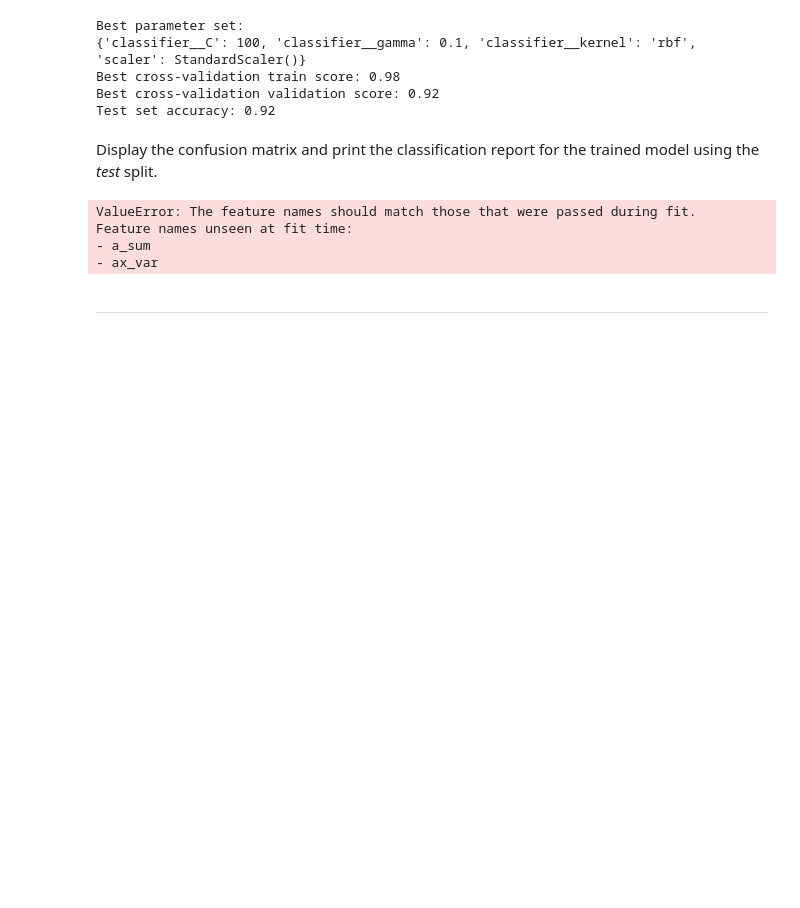
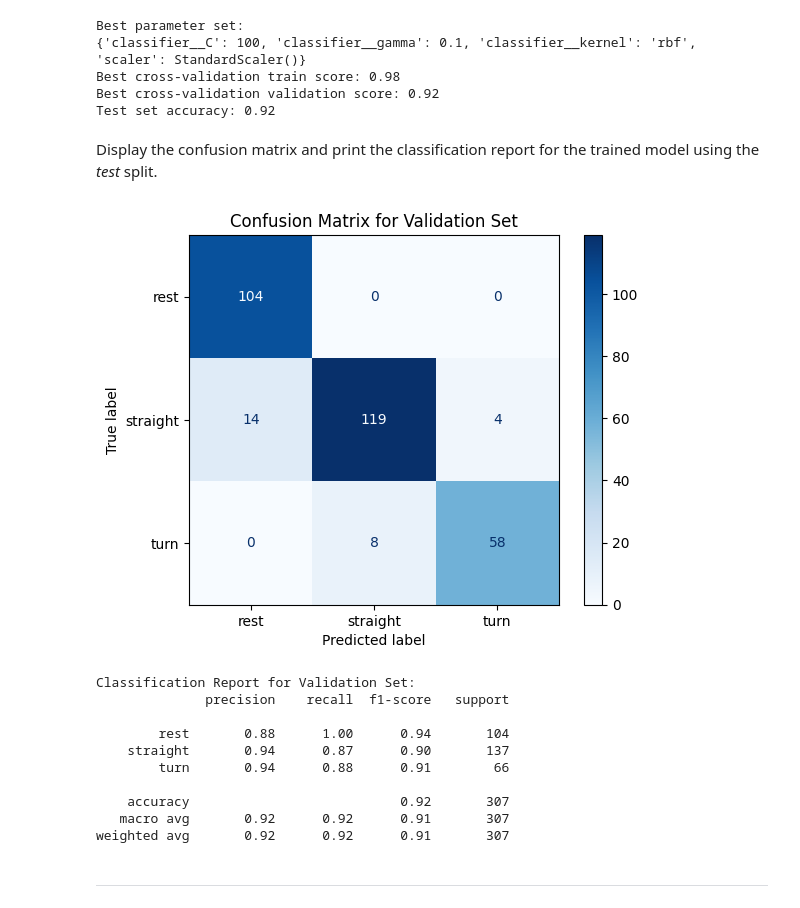
Before and after one commit to dhruvvyas0725/engg680_2024_fall, a Jupyter notebook: Lab Assignment 4/Assignment_4.ipynb, the cells around one changed output. Cells and saved outputs as stored; diff of their text form; code cells hidden in the pictures; blank space fills up the shorter version.

```diff
--- a/Lab Assignment 4/Assignment_4.ipynb
+++ b/Lab Assignment 4/Assignment_4.ipynb
@@ -903,28 +907,33 @@ Test set accuracy: 0.92
 Display the confusion matrix and print the classification report for the trained model using the *test* split.
 # %%
 import matplotlib.pyplot as plt
-from sklearn.metrics import confusion_matrix, classification_report, ConfusionMatrixDisplay
+from sklearn.metrics import confusion_matrix, ConfusionMatrixDisplay, classification_report
 
-# Predictions for the test set
-y_pred_test = best_model.predict(X_test)
+# Generate predictions on the validation set
+y_val_pred = best_model.predict(X_val)
 
-# Compute confusion matrix for the test set
-cm_test = confusion_matrix(y_test, y_pred_test)
-
-# Display confusion matrix for the test set
-disp_test = ConfusionMatrixDisplay(confusion_matrix=cm_test, display_labels=best_model.classes_)
-disp_test.plot(cmap=plt.cm.Blues)
-plt.title("Confusion Matrix for Test Set")
+# Compute and display the confusion matrix
+cm_val = confusion_matrix(y_val, y_val_pred)
+disp_val = ConfusionMatrixDisplay(confusion_matrix=cm_val, display_labels=best_model.classes_)
+disp_val.plot(cmap=plt.cm.Blues)
+plt.title("Confusion Matrix for Validation Set")
 plt.show()
 
-# Print classification report for the test set
-print("Classification Report for Test Set:")
-print(classification_report(y_test, y_pred_test, zero_division=0))
+# Print classification report for the validation set
+print("Classification Report for Validation Set:")
+print(classification_report(y_val, y_val_pred, zero_division=0))
 # %% [output]
+[figure, added]
-ValueError: The feature names should match those that were passed during fit.
-Feature names unseen at fit time:
-- a_sum
-- ax_var
+Classification Report for Validation Set:
+              precision    recall  f1-score   support
+
+        rest       0.88      1.00      0.94       104
+    straight       0.94      0.87      0.90       137
+        turn       0.94      0.88      0.91        66
+
+    accuracy                           0.92       307
+   macro avg       0.92      0.92      0.91       307
+weighted avg       0.92      0.92      0.91       307
 # %% [markdown]
 ___
 # %% [markdown]
```
Also changed, not shown: parts of 32 cells of this notebook, 1 other file.
